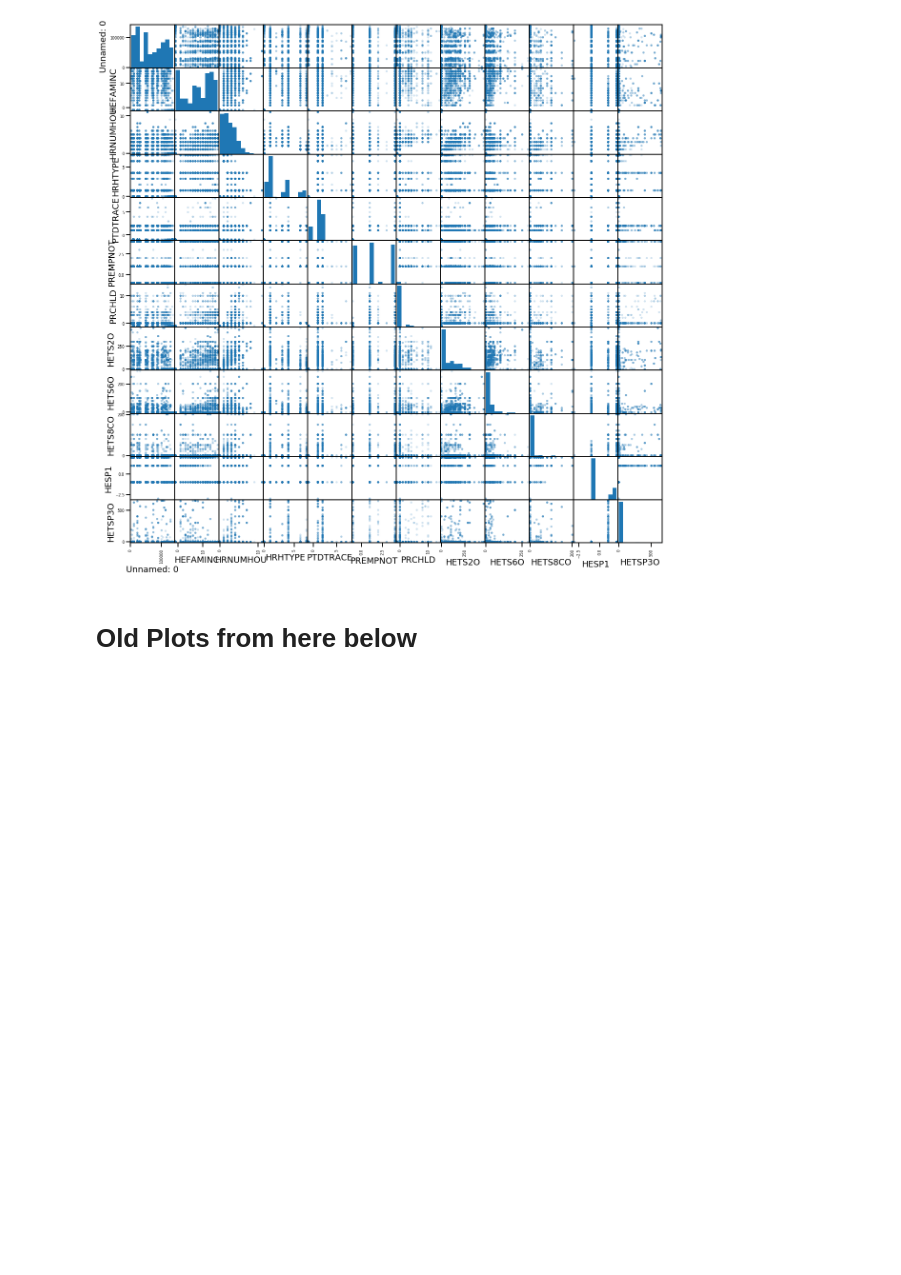
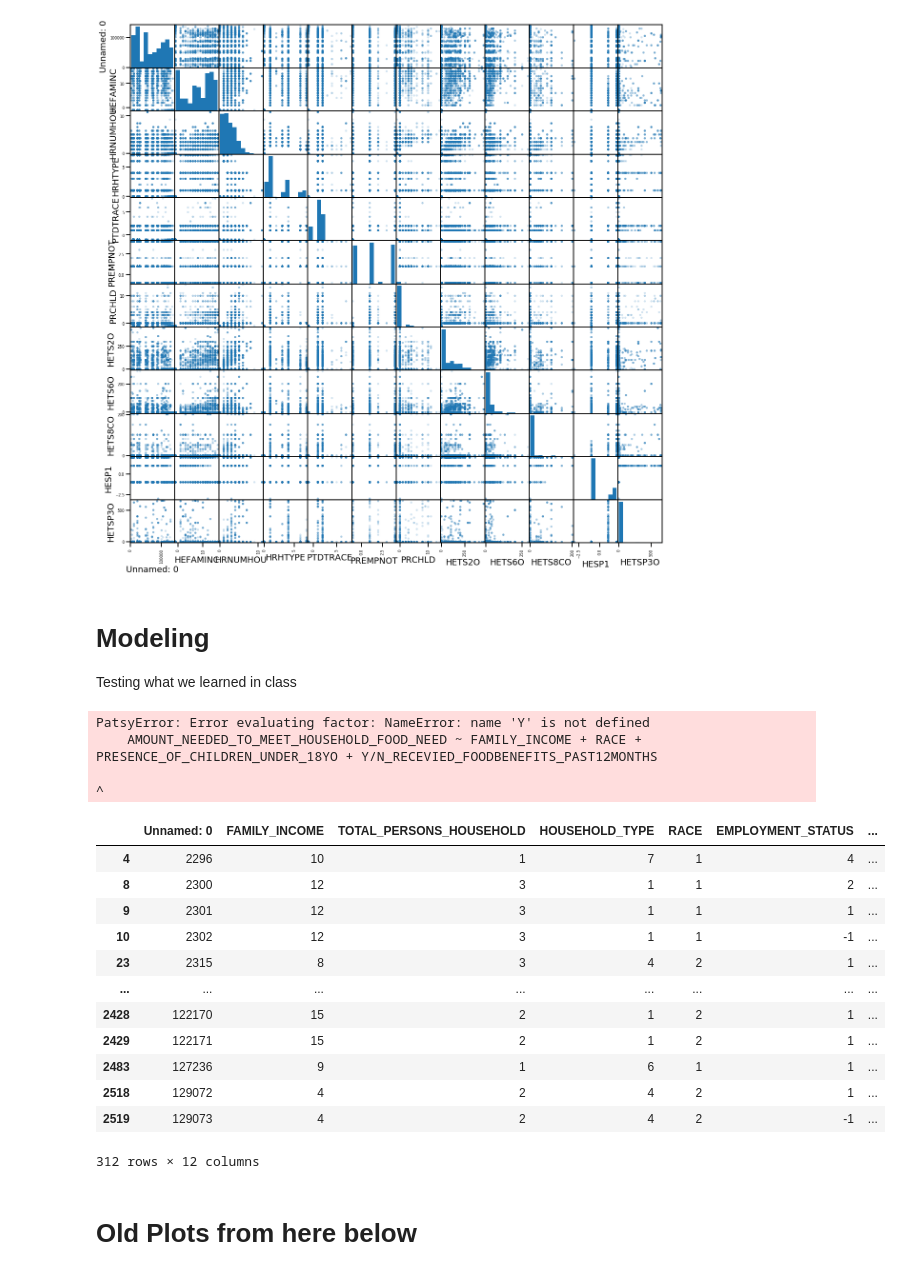
Before and after one commit to astronomilo/foodinsecurity, a Jupyter notebook: Notebooks/EDA_Prep/Team_27_EDA_Prep_20220207.ipynb, the cells around one changed output. Saved outputs shown, nothing was run; the diff lists cells and outputs as text; code cells hidden in the pictures; blank space fills up the shorter version.

Commit message:
Including an example of modeling

```diff
--- a/Notebooks/EDA_Prep/Team_27_EDA_Prep_20220204.ipynb
+++ b/Notebooks/EDA_Prep/Team_27_EDA_Prep_20220207.ipynb
@@ -544,6 +544,38 @@ pd.plotting.scatter_matrix(df, alpha=0.2, ax=ax)
 plt.show()
 # %% [output]
 [figure]
+# %% [markdown]
+# Modeling
+Testing what we learned in class
+# %%
+# modifying cps2019_df to remove rows with AMOUNT_NEEDED_TO_MEET_HOUSEHOLD_FOOD_NEED = -1.
+mod_cps2019_df = cps2019_df[cps2019_df['AMOUNT_NEEDED_TO_MEET_HOUSEHOLD_FOOD_NEED']!=-1]
+# %%
+formula1 = 'AMOUNT_NEEDED_TO_MEET_HOUSEHOLD_FOOD_NEED ~ FAMILY_INCOME'\
+            + ' + RACE + PRESENCE_OF_CHILDREN_UNDER_18YO + '
+model1 = sm.ols(formula = formula1, data = cps2019_df)
+fitted1 = model1.fit()
+print(fitted1.summary())
+# %% [output]
+PatsyError: Error evaluating factor: NameError: name 'Y' is not defined
+    AMOUNT_NEEDED_TO_MEET_HOUSEHOLD_FOOD_NEED ~ FAMILY_INCOME + RACE + PRESENCE_OF_CHILDREN_UNDER_18YO + Y/N_RECEVIED_FOODBENEFITS_PAST12MONTHS
+                                                                                                         ^
+# %%
+mod_cps2019_df
+# %% [output]
+|  | Unnamed: 0 | FAMILY_INCOME | TOTAL_PERSONS_HOUSEHOLD | HOUSEHOLD_TYPE | RACE | EMPLOYMENT_STATUS | ... |
+| 4 | 2296 | 10 | 1 | 7 | 1 | 4 | ... |
+| 8 | 2300 | 12 | 3 | 1 | 1 | 2 | ... |
+| 9 | 2301 | 12 | 3 | 1 | 1 | 1 | ... |
+| 10 | 2302 | 12 | 3 | 1 | 1 | -1 | ... |
+| 23 | 2315 | 8 | 3 | 4 | 2 | 1 | ... |
+| ... | ... | ... | ... | ... | ... | ... | ... |
+| 2428 | 122170 | 15 | 2 | 1 | 2 | 1 | ... |
+| 2429 | 122171 | 15 | 2 | 1 | 2 | 1 | ... |
+| 2483 | 127236 | 9 | 1 | 6 | 1 | 1 | ... |
+| 2518 | 129072 | 4 | 2 | 4 | 2 | 1 | ... |
+| 2519 | 129073 | 4 | 2 | 4 | 2 | -1 | ... |
+312 rows × 12 columns
 # %% [markdown]
 # Old Plots from here below
 # %%
```
Also changed, not shown: parts of 12 cells of this notebook.
